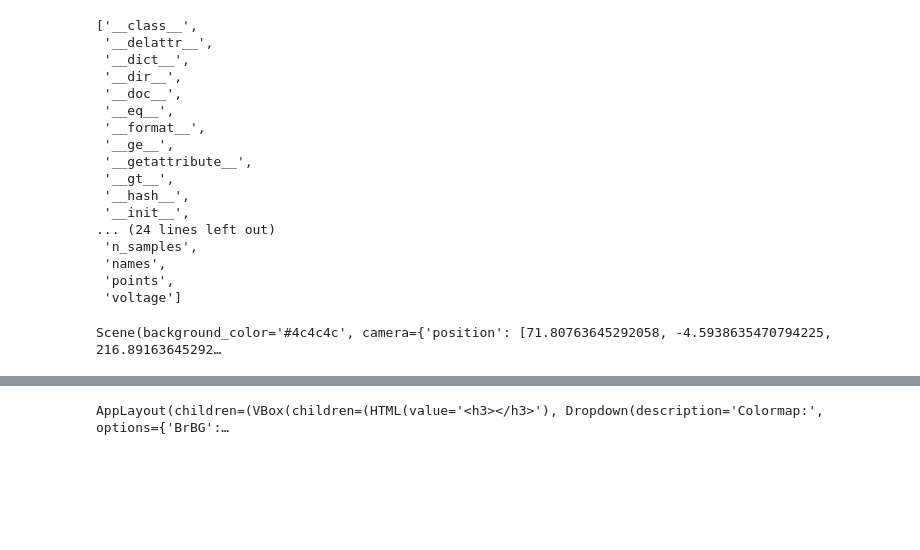
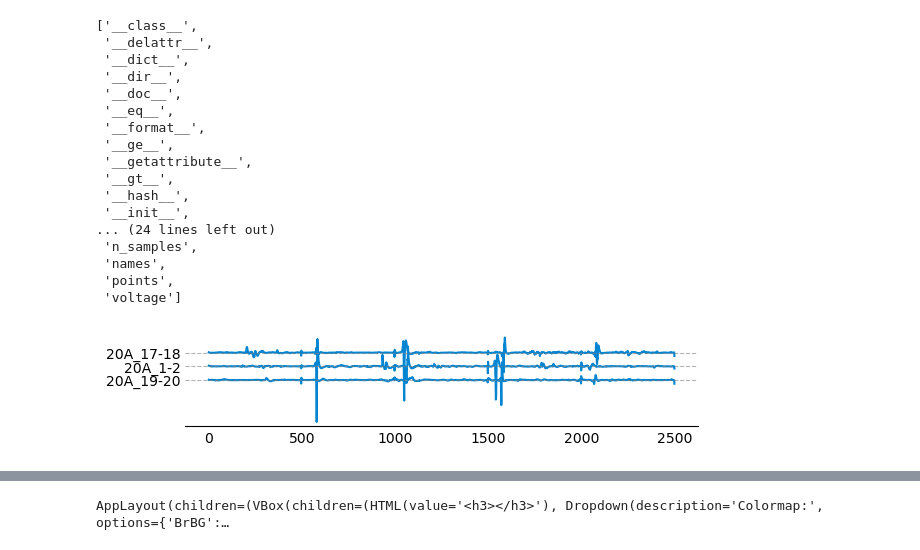
Before and after one commit to openep/openep-py, a Jupyter notebook: notebooks/getting_started.ipynb, the cells around one changed output, grey strips where cells are left out. Cells and saved outputs as stored; diff of their text form; code cells hidden in the pictures; blank space fills up the shorter version.

```diff
--- a/notebooks/getting_started.ipynb
+++ b/notebooks/getting_started.ipynb
@@ -92,4 +111,8 @@ mesh = case.create_mesh()
-# %%
-mesh.plot()
-# %% [output]
-Scene(background_color='#4c4c4c', camera={'position': [71.80763645292058, -4.5938635470794225, 216.89163645292…
+# %%
+egm_figure, egm_axes = openep.draw.plot_electrograms(
+    times=case.electric.times,
+    electrograms=case.electric.bipolar_egm.egm[:3],  # plot the first 3 electrograms
+    names=case.electric.bipolar_egm.names[:3],  # pass the first 3 electrode names
+)  # creates a matplotlib.pyplot.Figure and matplotlib.pyplot.Axes
+# %% [output]
+[figure, added]
```
Also changed, not shown: parts of 19 cells of this notebook.
